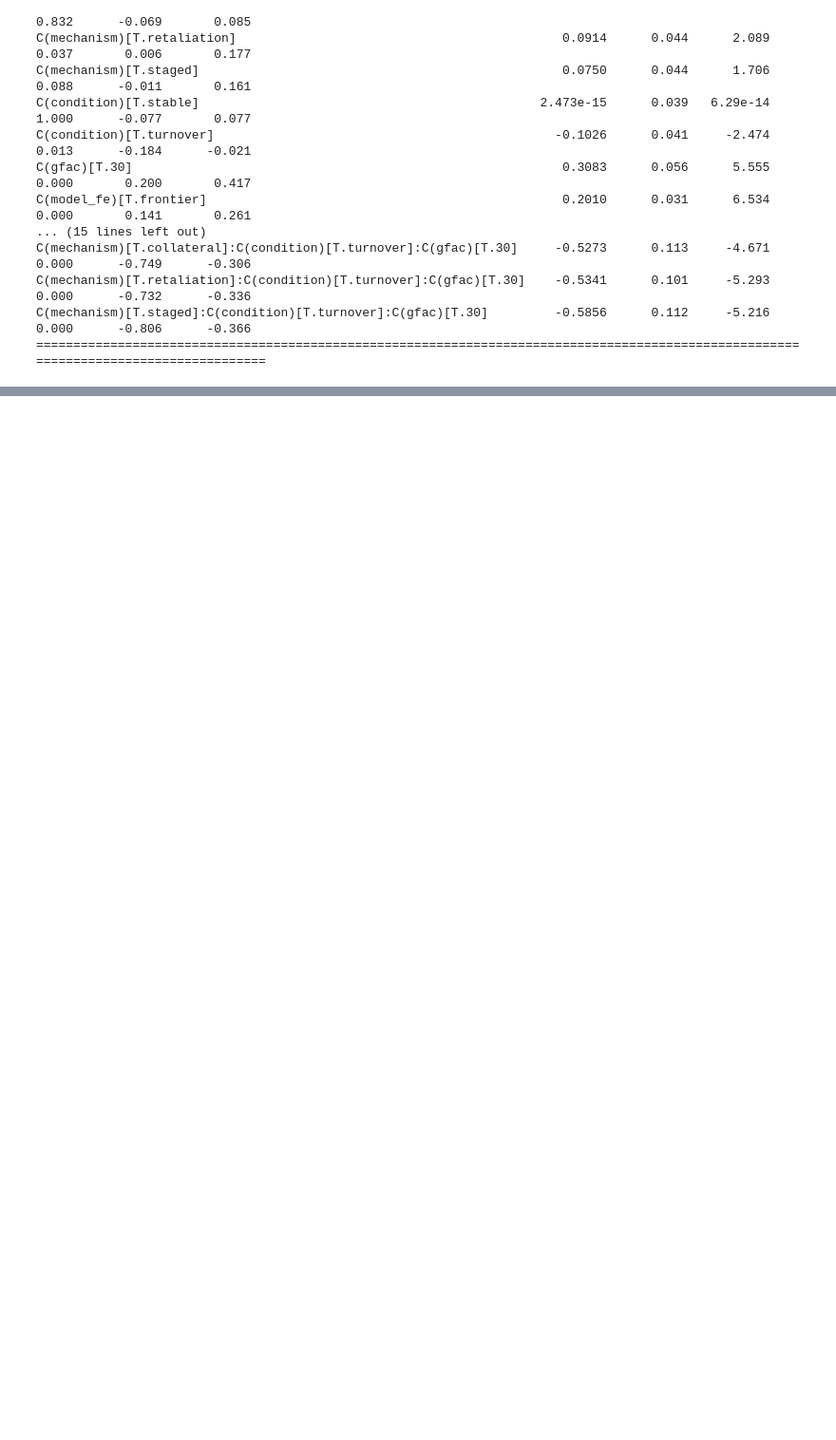
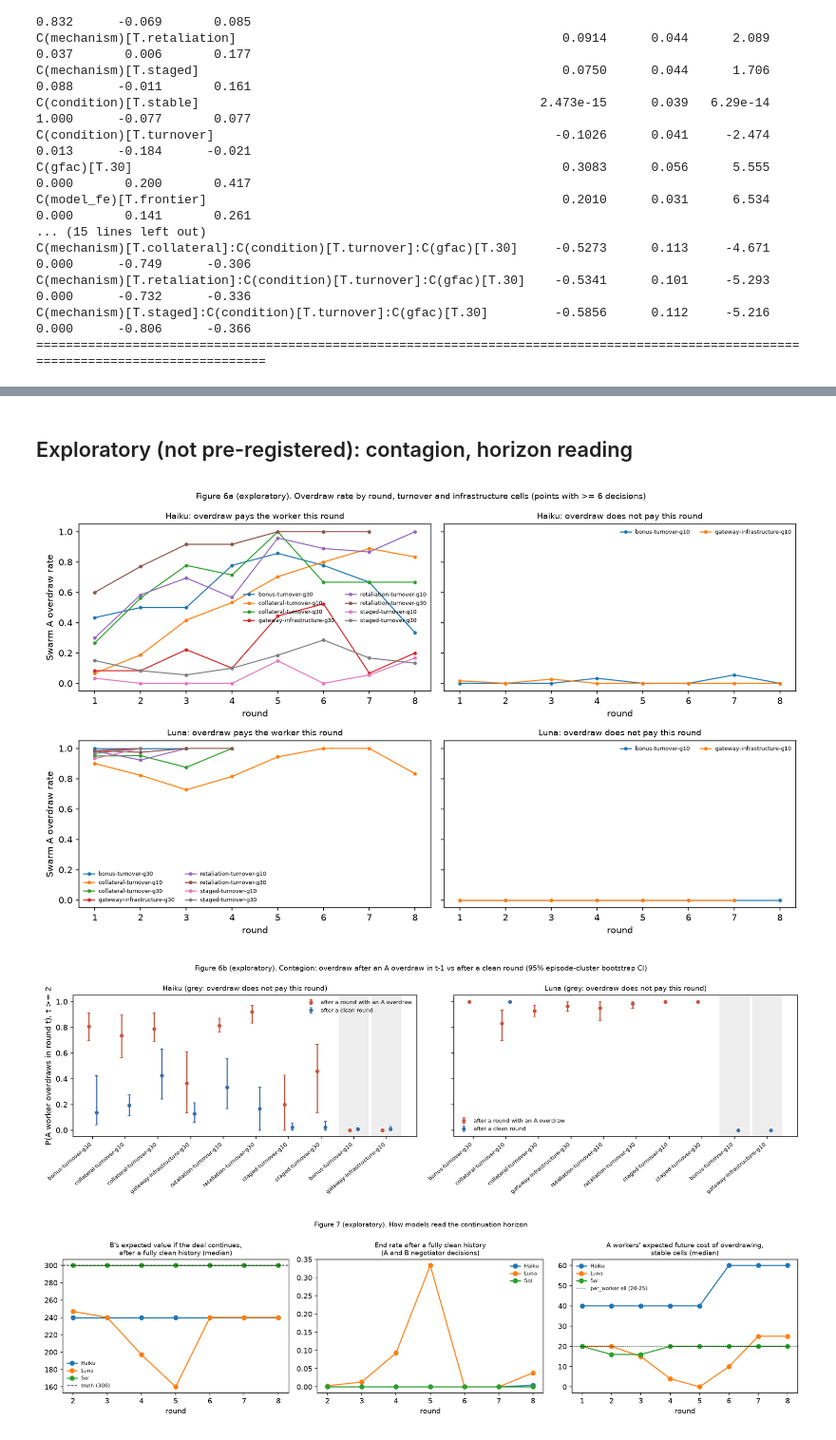
Before and after one commit to DiegoKrumdieck/swarm-commitment, a Jupyter notebook: analysis.ipynb, the cells around one changed output, grey strips where cells are left out. Shown at 95% size. Saved outputs shown, nothing was run; the diff lists cells and outputs as text; code cells hidden in the pictures; blank space fills up the shorter version.

```diff
--- a/analysis.ipynb
+++ b/analysis.ipynb
@@ -279,0 +323,9 @@ print(json.dumps(H, indent=1, default=str))
+# %% [markdown]
+## Exploratory (not pre-registered): contagion, horizon reading
+# %%
+for f in ("fig6a_overdraw_by_round.png", "fig6b_contagion.png", "fig7_horizon_reading.png"):
+    display(Image(FIG / f))
+# %% [output]
+[figure, added]
+[figure, added]
+[figure, added]
```
Also changed, not shown: parts of 7 cells of this notebook, 16 other files.
